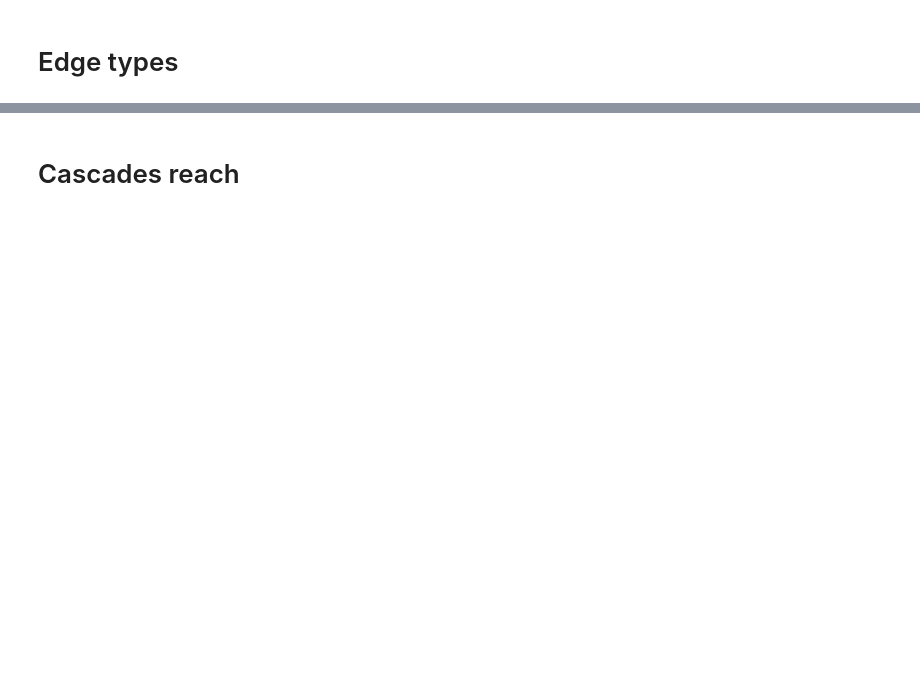
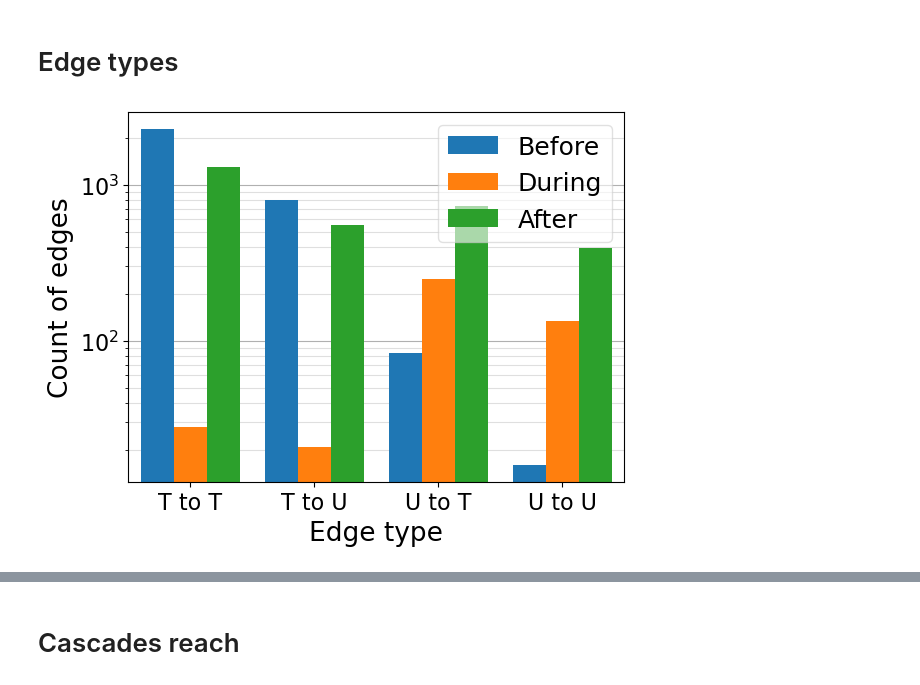
Before and after one commit to Cyrilvallez/Measuring-Influence-Twitter, a Jupyter notebook: Julia/Notebooks/Process3.ipynb, the cells around one changed output, grey strips where cells are left out. Cells and saved outputs as stored; diff of their text form; code cells hidden in the pictures; blank space fills up the shorter version.

```diff
--- a/Julia/Notebooks/Process3.ipynb
+++ b/Julia/Notebooks/Process3.ipynb
@@ -130,4 +463,6 @@ end
 # %%
-plot_edge_types2(graphs_JDD, df_JDD, 0; y="count", hue_order=["Before", "During", "After"],
+plot_edge_types(graphs_JDD, df_JDD, 0; y="count", hue_order=["Before", "During", "After"],
     save=true, filename="/home/ubuntu/Thesis/Figures/Skripal/JDD_all_users/edge_type_count.pdf", log=true);
+# %% [output]
+[figure, added]
 # %%
```
Also changed, not shown: parts of 26 cells of this notebook, 26 other files.
